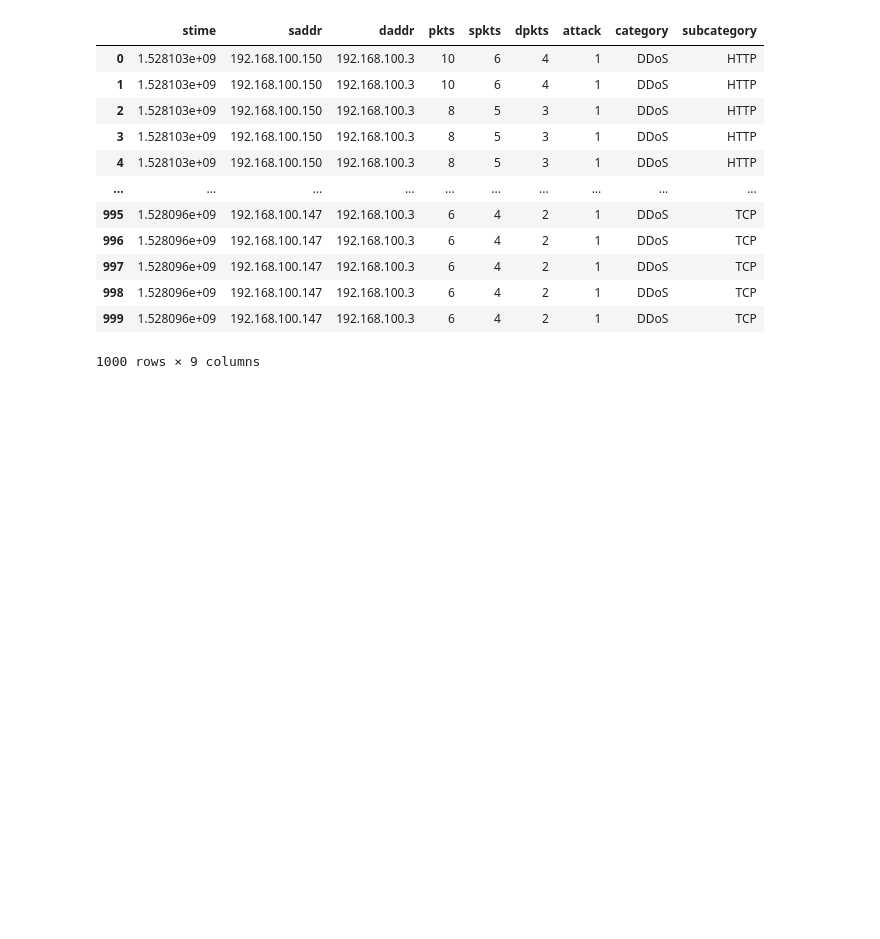
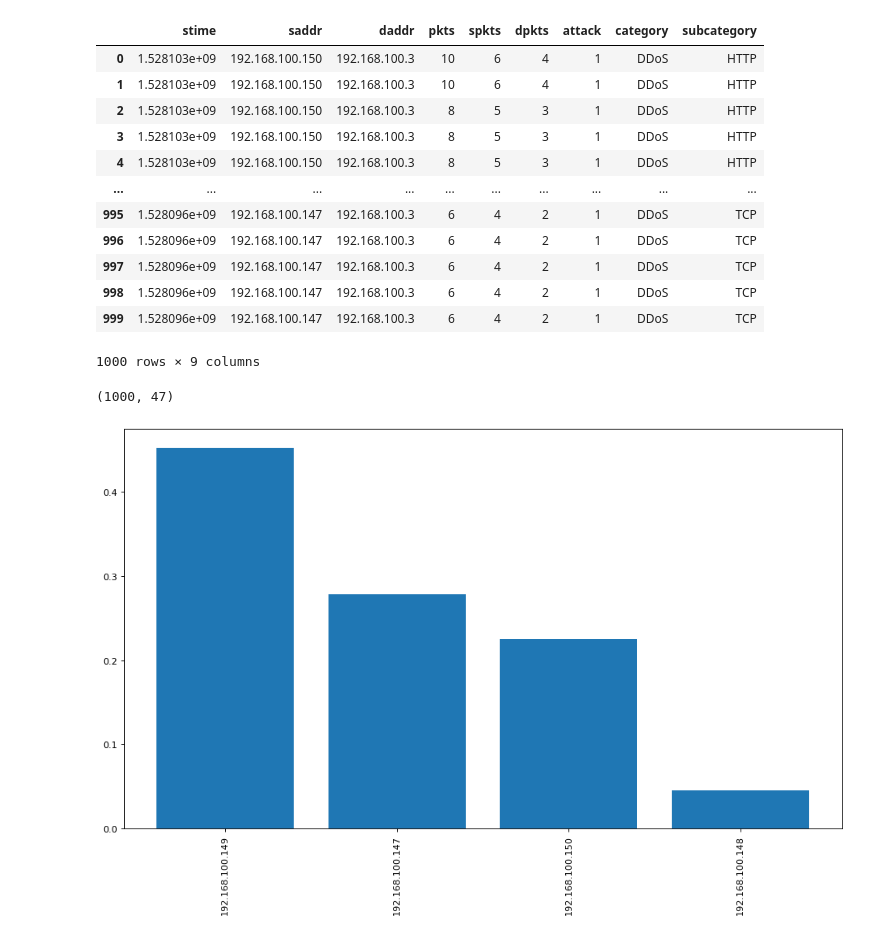
Before and after one commit to DDOS-Attacks-detection-in-IOT-using-ML/DDOS-Detection, a Jupyter notebook: DDOS attack.ipynb, the cells around one changed output. Cells and saved outputs as stored; diff of their text form; code cells hidden in the pictures; blank space fills up the shorter version.

```diff
--- a/DDOS attack.ipynb
+++ b/DDOS attack.ipynb
@@ -161,3 +161,24 @@ selected_data
 | 998 | 1.528096e+09 | 192.168.100.147 | 192.168.100.3 | 6 | 4 | 2 | 1 | DDoS | TCP |
 | 999 | 1.528096e+09 | 192.168.100.147 | 192.168.100.3 | 6 | 4 | 2 | 1 | DDoS | TCP |
 1000 rows × 9 columns
+# %%
+df1.shape
+# %% [output]
+(1000, 47)
+# %%
+def plot_bars(col):
+
+    import matplotlib.pyplot as plt
+    from matplotlib.pyplot import figure
+
+    figure(figsize=(14, 8), dpi=80)
+    plt.xticks(rotation = 90)
+
+    D = df1[col].value_counts(normalize=True).to_dict()
+
+    plt.bar(*zip(*D.items()))
+    plt.show()
+# %%
+plot_bars('saddr')
+# %% [output]
+[figure, added]
```
Also changed, not shown: parts of 1 cell of this notebook.
